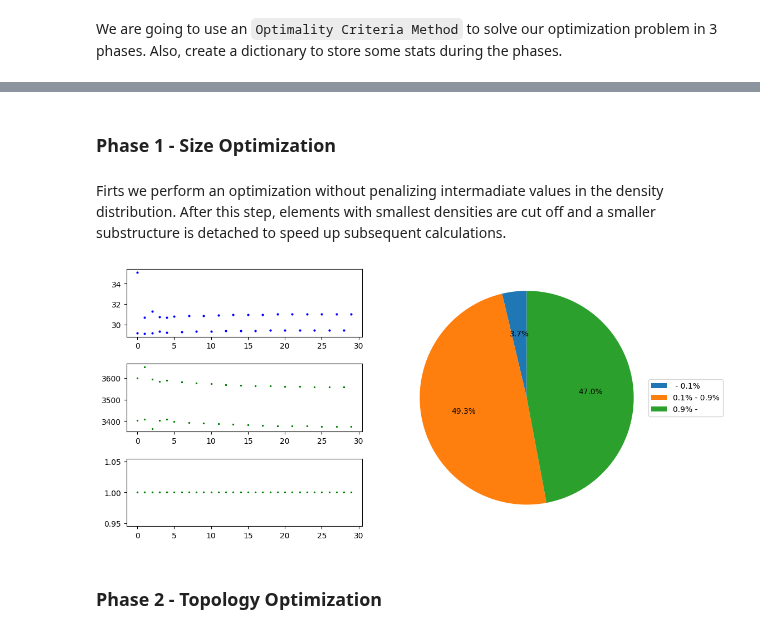
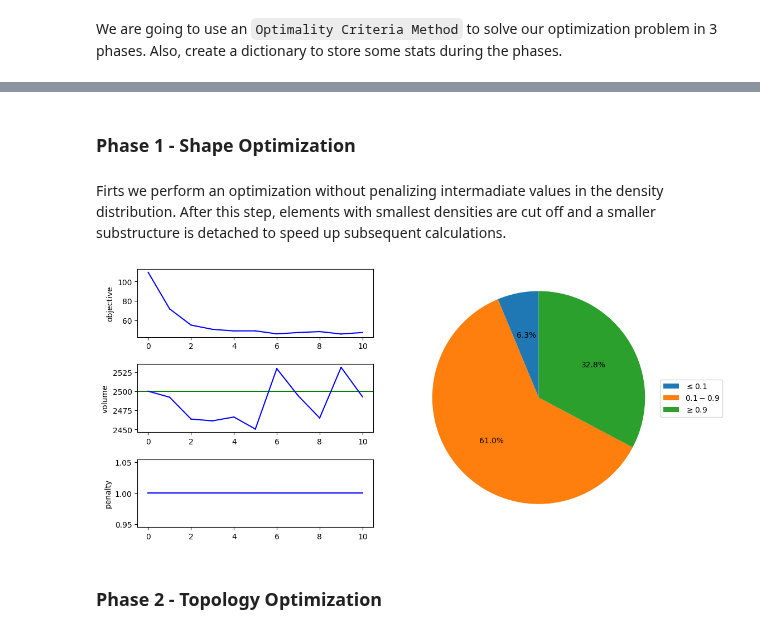
Before and after one commit to dewloosh/SigmaEpsilon, a Jupyter notebook: notebooks/topopt_oc_console_H8.ipynb, the cells around one changed output, grey strips where cells are left out. Drawn from its saved outputs; the diff is of its cells as text; code cells hidden in the pictures.

```diff
--- a/notebooks/topopt_oc_console_H8.ipynb
+++ b/notebooks/topopt_oc_console_H8.ipynb
@@ -18,8 +20,3 @@ nIter = 120
-# %%
-volume_fraction = 0.7
-resulution = (30, 6, 6)
-nIter = 60
-frol = 0.1
 # %% [markdown]
 ## Initial Solution
 # %% [markdown]
@@ -170,12 +167,20 @@ gs = gridspec.GridSpec(3, 2, width_ratios=[1, 1], hspace=0.4,
                        height_ratios=[1, 1, 1])
 
 ax1 = fig.add_subplot(gs[0, 0])
+ax1.set_ylabel('objective')
+
 ax2 = fig.add_subplot(gs[1, 0])
+ax2.set_ylabel('volume')
+ax2.axhline(y = mesh.volume() * volume_fraction,
+            color = 'g', linestyle = '-')
+
 ax3 = fig.add_subplot(gs[2, 0])
+ax3.set_ylabel('penalty')
+
 ax4 = fig.add_subplot(gs[:, 1])
 
 bins = [0.0, 0.1, 0.9, 1.0]
-labels = r' - 0.1%', r'0.1% - 0.9%', r'0.9% - '
+labels = r'$\leq 0.1$', r'$0.1 - 0.9$', r'$\geq 0.9$'
 sizes = [0, 0, 1]
 wedges, texts, autotext = \
     ax4.pie(sizes, autopct='%1.1f%%', startangle=90)
@@ -186,10 +191,17 @@ ax4.legend(wedges, labels,
 
 
 def update_mpl(i, obj, vol, pen, x):
-
-    ax1.plot(i, obj, marker='o', c='b', markersize='2')
+    """ax1.plot(i, obj, marker='o', c='b', markersize='2')
     ax2.plot(i, vol, marker='*', c='g', markersize='2')
-    ax3.plot(i, pen, marker='*', c='g', markersize='2')
+    ax3.plot(i, pen, marker='*', c='g', markersize='2')"""
+    if i == 0:
+        ax1.plot(i, obj, c='r', marker='o', markersize='7')
+        ax2.plot(i, vol, c='r', marker='o', markersize='7')
+        ax3.plot(i, pen, c='r', marker='o', markersize='7')
+    else:
+        ax1.plot([i-1, i], [history['obj'][-1], obj], c='b')
+        ax2.plot([i-1, i], [history['vol'][-1], vol], c='b')
+        ax3.plot([i-1, i], [history['pen'][-1], pen], c='b')
 
     ax4.cla()
     hist, _ = histogram(x, bins)
@@ -210,5 +220,5 @@ def update_mpl(i, obj, vol, pen, x):
 # %% [markdown]
-### Phase 1 - Size Optimization
+### Phase 1 - Shape Optimization
 # %% [markdown]
 Firts we perform an optimization without penalizing intermadiate values in the density distribution. After this step, elements with smallest densities are cut off and a smaller substructure is detached to speed up subsequent calculations.
 # %%
@@ -222,18 +232,21 @@ OC_params = {
     'miniter': 30,
     'maxiter': 1e12
 }
-optimizer = OC(structure, summary=True, **OC_params)
-r0 = next(optimizer)
+optimizer = OC(structure, **OC_params)
+r = next(optimizer)
+history['obj'].append(r.obj)
+history['vol'].append(r.vol)
+history['pen'].append(r.pen)
 # %%
 plt.ion()
-for i in range(30):
+for _ in range(10):
     r = next(optimizer)
+    update_mpl(r.n, r.obj, r.vol, r.pen, r.x)
     history['obj'].append(r.obj)
     history['vol'].append(r.vol)
     history['pen'].append(r.pen)
-    update_mpl(i, r.obj, r.vol, r.pen, r.x)
 # %% [output]
-[figure, old version]
+[figure, new version]
 # %% [markdown]
 ### Phase 2 - Topology Optimization
 # %%
```
Also changed, not shown: parts of 11 cells of this notebook, 13 other files.
